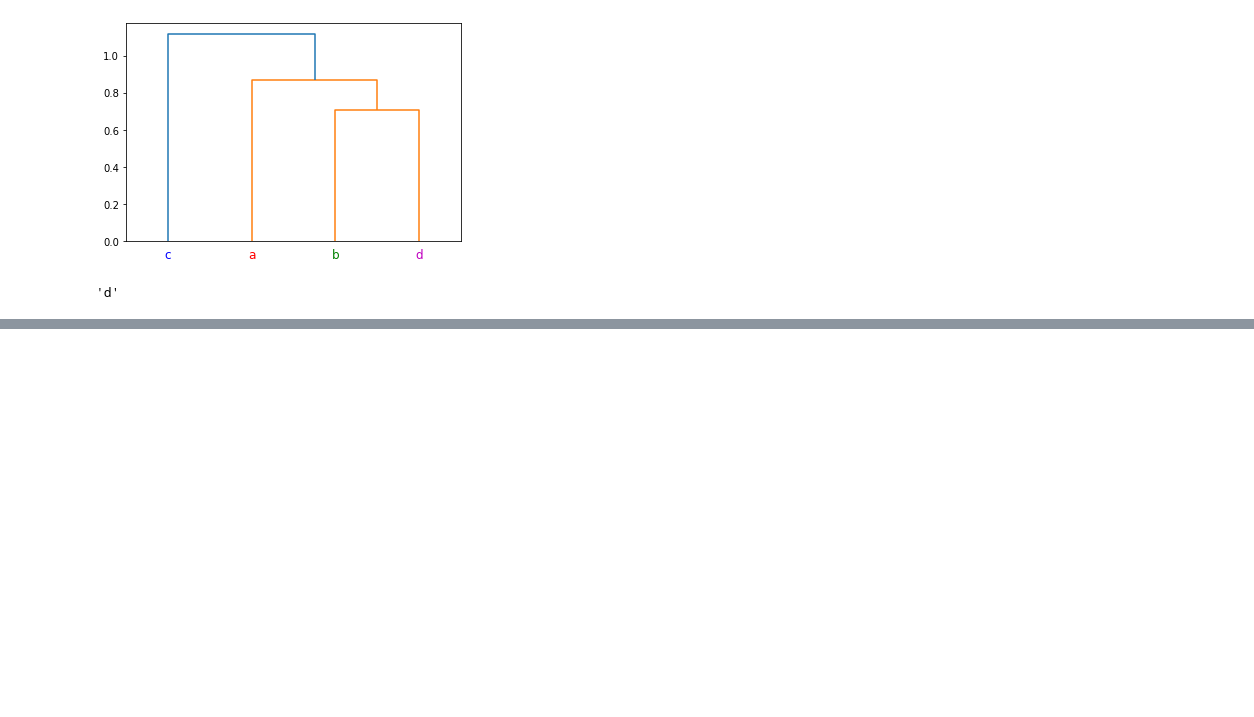
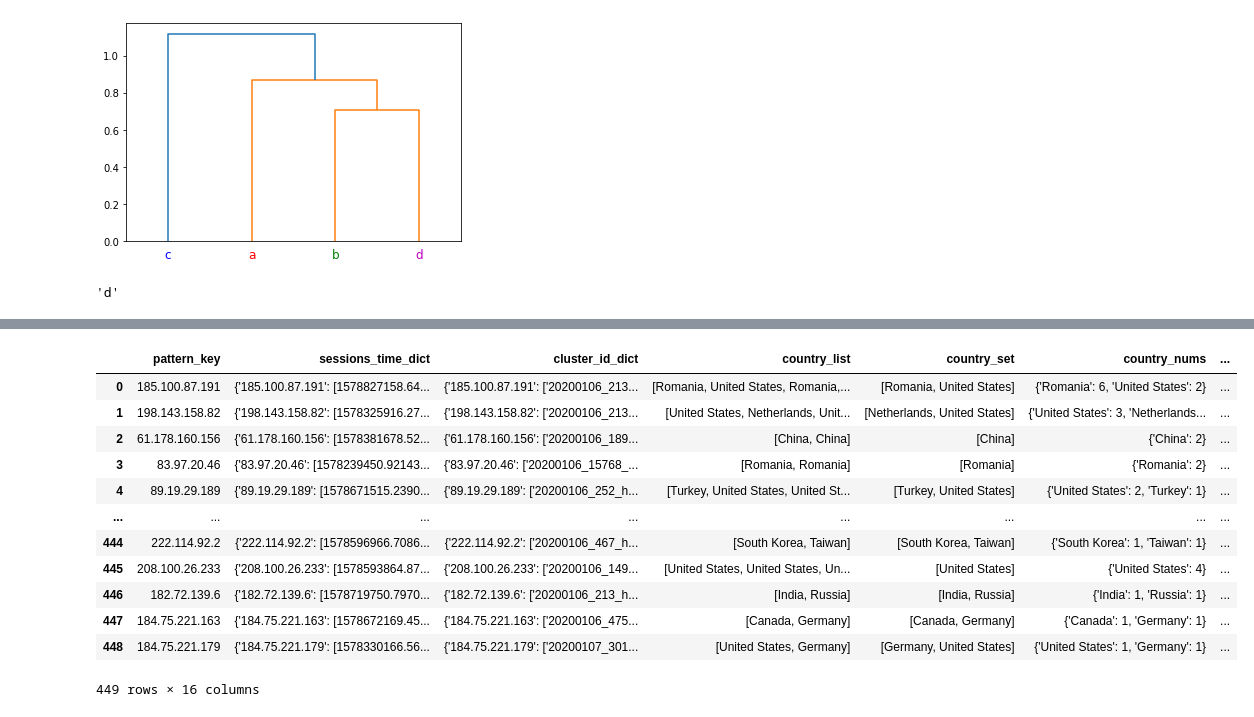
Before and after one commit to tychen5/Packet_Correlation, a Jupyter notebook: Playground_testCode/scipy.ipynb, the cells around one changed output, grey strips where cells are left out. Saved outputs shown, nothing was run; the diff lists cells and outputs as text; code cells hidden in the pictures; blank space fills up the shorter version.

```diff
--- a/Playground_testCode/scipy.ipynb
+++ b/Playground_testCode/scipy.ipynb
@@ -135,0 +146,3 @@ lbl.get_text()
+# %%
+temp = pickle.load(open('/home/antslab/NAS1_RAID6/pcap_inter/2020_01_06/中華電信/case_pickles/CorrelateIP_APTIP_thr0.9_20200106_20200107_20200108_20200109_20200110_20200111_20200112.pkl','rb'))
+temp
@@ -135,0 +167,17 @@ lbl.get_text()
+# %%
+temp = pickle.load(open('/home/antslab/NAS1_RAID6/pcap_inter/2020_01_06/中華電信/case_pickles/CorrelateIP_DRAW_stat0.9.pkl','rb'))
+temp
+# %% [output]
+|  | pattern_key | sessions_time_dict | cluster_id_dict | country_list | country_set | country_nums | ... |
+| 0 | 185.100.87.191 | {'185.100.87.191': [1578827158.64... | {'185.100.87.191': ['20200106_213... | [Romania, United States, Romania,... | [Romania, United States] | {'Romania': 6, 'United States': 2} | ... |
+| 1 | 198.143.158.82 | {'198.143.158.82': [1578325916.27... | {'198.143.158.82': ['20200106_213... | [United States, Netherlands, Unit... | [Netherlands, United States] | {'United States': 3, 'Netherlands... | ... |
+| 2 | 61.178.160.156 | {'61.178.160.156': [1578381678.52... | {'61.178.160.156': ['20200106_189... | [China, China] | [China] | {'China': 2} | ... |
+| 3 | 83.97.20.46 | {'83.97.20.46': [1578239450.92143... | {'83.97.20.46': ['20200106_15768_... | [Romania, Romania] | [Romania] | {'Romania': 2} | ... |
+| 4 | 89.19.29.189 | {'89.19.29.189': [1578671515.2390... | {'89.19.29.189': ['20200106_252_h... | [Turkey, United States, United St... | [Turkey, United States] | {'United States': 2, 'Turkey': 1} | ... |
+| ... | ... | ... | ... | ... | ... | ... | ... |
+| 444 | 222.114.92.2 | {'222.114.92.2': [1578596966.7086... | {'222.114.92.2': ['20200106_467_h... | [South Korea, Taiwan] | [South Korea, Taiwan] | {'South Korea': 1, 'Taiwan': 1} | ... |
+| 445 | 208.100.26.233 | {'208.100.26.233': [1578593864.87... | {'208.100.26.233': ['20200106_149... | [United States, United States, Un... | [United States] | {'United States': 4} | ... |
+| 446 | 182.72.139.6 | {'182.72.139.6': [1578719750.7970... | {'182.72.139.6': ['20200106_213_h... | [India, Russia] | [India, Russia] | {'India': 1, 'Russia': 1} | ... |
+| 447 | 184.75.221.163 | {'184.75.221.163': [1578672169.45... | {'184.75.221.163': ['20200106_475... | [Canada, Germany] | [Canada, Germany] | {'Canada': 1, 'Germany': 1} | ... |
+| 448 | 184.75.221.179 | {'184.75.221.179': [1578330166.56... | {'184.75.221.179': ['20200107_301... | [United States, Germany] | [Germany, United States] | {'United States': 1, 'Germany': 1} | ... |
+449 rows × 16 columns
```
Also changed, not shown: parts of 4 cells of this notebook, 14 other files.
